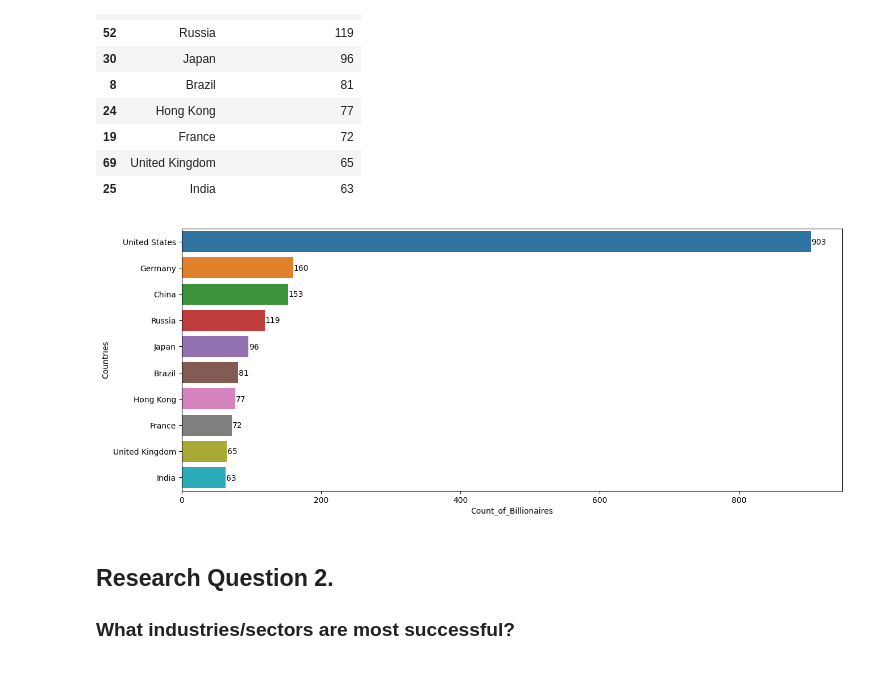
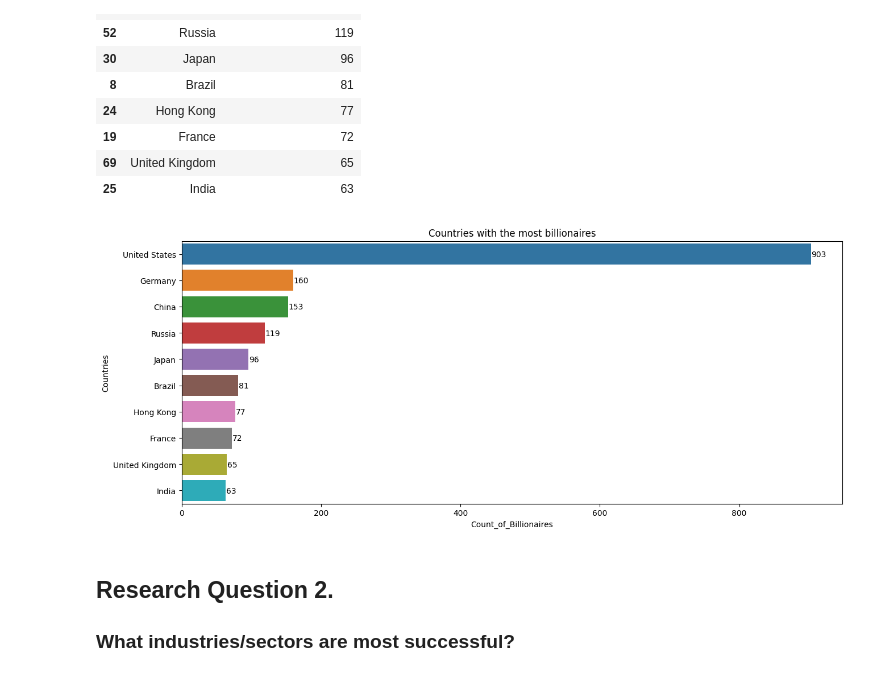
Before and after one commit to obinnaofomah/Forbes_Billionaires_Analysis, a Jupyter notebook: Billionaire Data Analysis.ipynb, the cells around one changed output. Cells and saved outputs as stored; diff of their text form; code cells hidden in the pictures.

```diff
--- a/Billionaire Data Analysis.ipynb
+++ b/Billionaire Data Analysis.ipynb
@@ -298,14 +298,15 @@ top_10
 # %%
 # Plot the chart
 fig = plt.figure(figsize=(15, 6))
 ax = sns.barplot(y=top_10['Countries'], x=top_10['Count_of_Billionaires'])
+plt.title('Countries with the most billionaires')
 
 
 # Inserting data labels or data points into the chart
 for i, v in enumerate(top_10['Count_of_Billionaires']):
     ax.text(v + 0.5, i + 0.1, str(v), color='black', fontsize=10)
 # %% [output]
-[figure, old version]
+[figure, new version]
 # %% [markdown]
 ## Research Question 2.
 ### What industries/sectors are most successful?
```
Also changed, not shown: parts of 15 cells of this notebook.
